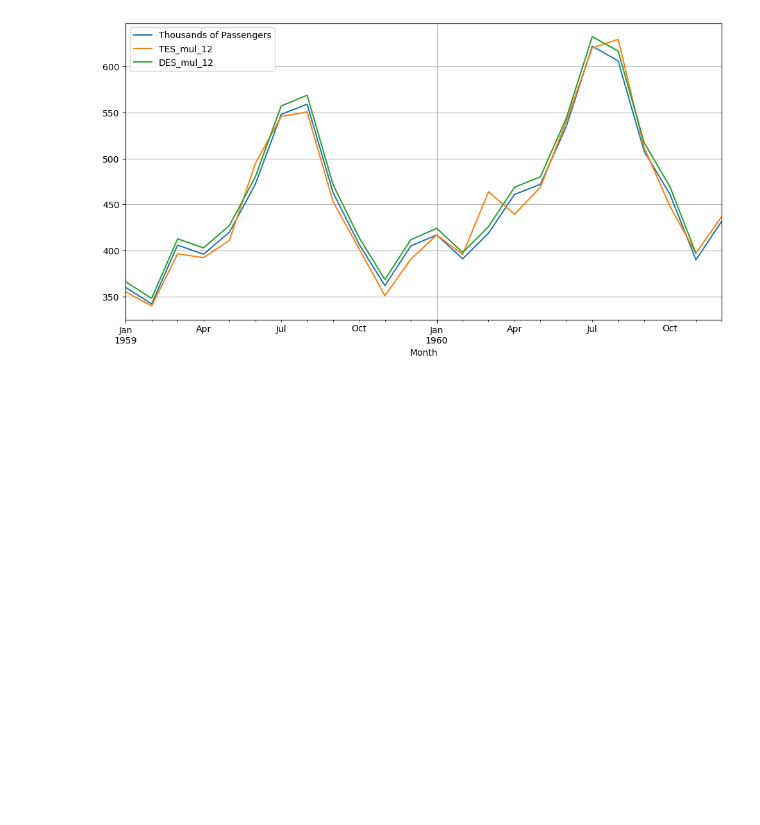
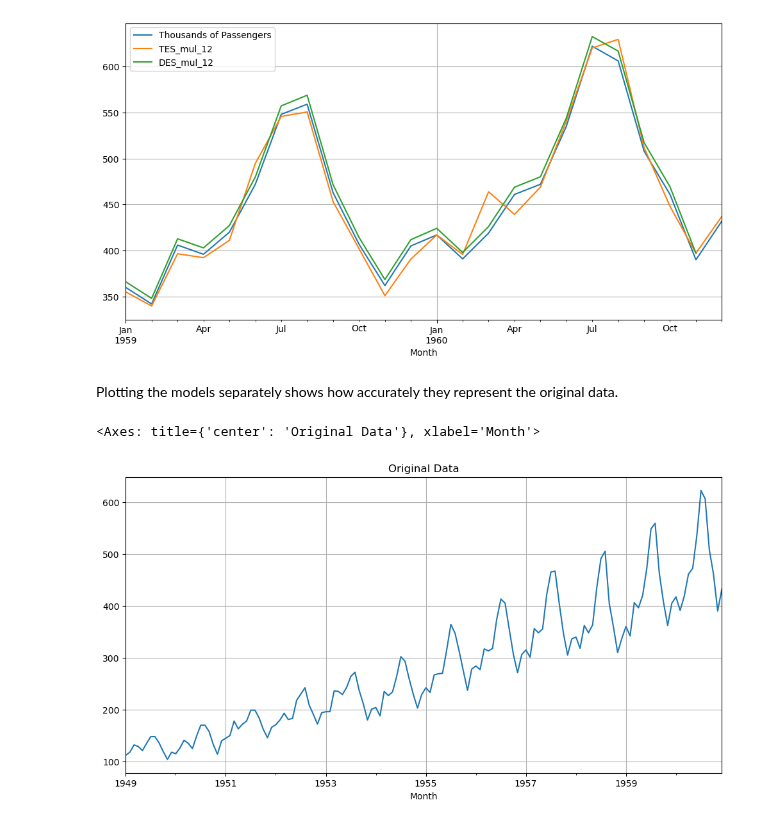
Before and after one commit to Shiska07/Data-Science-and-Machine-Learning, a Jupyter notebook: Time-Series-Analysis/Holt-Winters Method.ipynb, the cells around one changed output. Saved outputs shown, nothing was run; the diff lists cells and outputs as text; code cells hidden in the pictures; blank space fills up the shorter version.

Commit message:
get separate plots for comparison

```diff
--- a/Time-Series-Analysis/Holt-Winters Method.ipynb
+++ b/Time-Series-Analysis/Holt-Winters Method.ipynb
@@ -133,3 +133,10 @@ df[['Thousands of Passengers', 'TES_mul_12', 'DES_mul_12']].iloc[-24:].plot(figs
 # %% [output]
 <Axes: xlabel='Month'>
 [figure]
+# %% [markdown]
+Plotting the models separately shows how accurately they represent the original data.
+# %%
+df['Thousands of Passengers'].plot(figsize = (12,6), grid = True, title = "Original Data")
+# %% [output]
+<Axes: title={'center': 'Original Data'}, xlabel='Month'>
+[figure, added]
```
Also changed, not shown: parts of 2 cells of this notebook.
